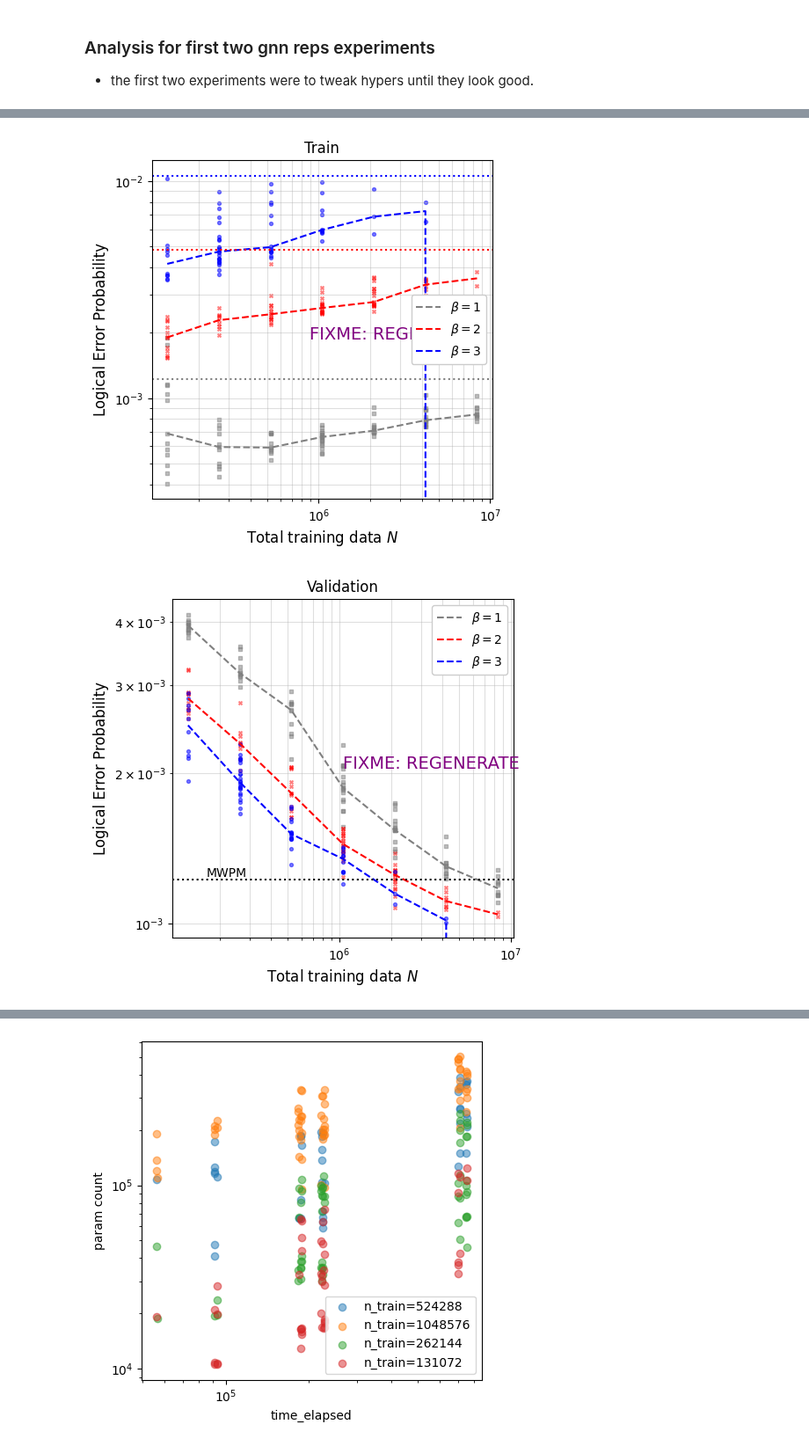
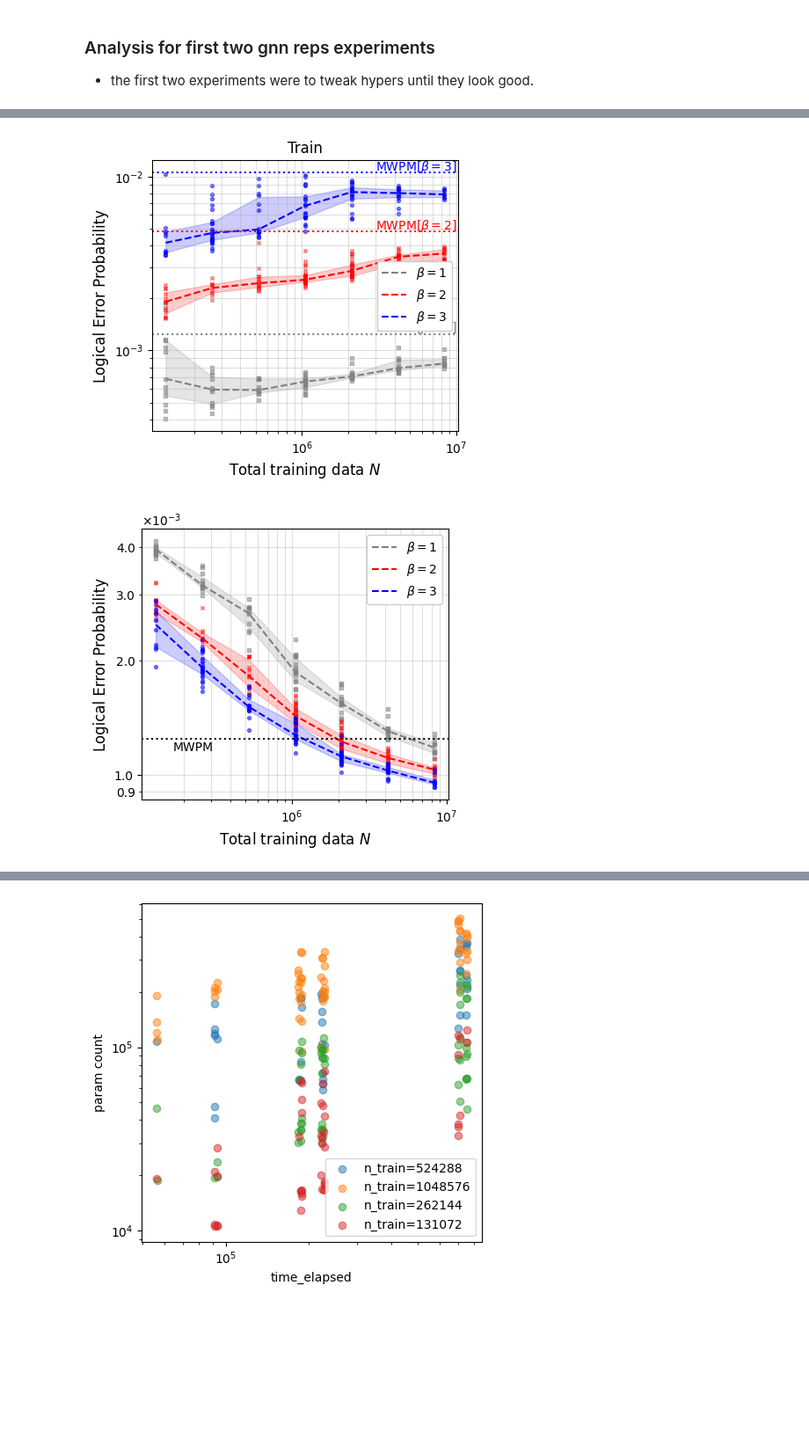
Before and after one commit to peterse/mldec, a Jupyter notebook: src/mldec/analysis/reps_analysis.ipynb, the cells around one changed output, grey strips where cells are left out. Shown at 88% size. Cells and saved outputs as stored; diff of their text form; code cells hidden in the pictures; blank space fills up the shorter version.

```diff
--- a/src/mldec/analysis/reps_analysis.ipynb
+++ b/src/mldec/analysis/reps_analysis.ipynb
@@ -209,6 +300,12 @@ df_v03 = pd.concat([df_a, df_b])
 # %%
+target_df = df_v03
+tot_wallclock = 0
+tot = 0
 for beta in [1, 2, 3]:
-    print(beta)
-    for n_train in sorted(target_df['n_train'].unique()):
+    print("beta=", beta)
+    for jj, n_train in enumerate(sorted(target_df['n_train'].unique())):
+        tot += len(target_df[(target_df['beta'] == beta) & (target_df['n_train'] == n_train)])
+        base_wallclock = (jj + 1) * 2
         print("\t", n_train, len(target_df[(target_df['beta'] == beta) & (target_df['n_train'] == n_train)]))
+print(tot)
 # %% [output]
@@ -255,6 +352,7 @@ def make_yvals_v1(df, n_train_vals, beta, target_col='val_acc'):
 
     return np.array(output)
 
+from matplotlib.ticker import ScalarFormatter
 
 # # first plot version: we use error bars and median
 # n_train_vals = list(sorted(target_df["n_train"].unique()))
@@ -278,10 +376,8 @@ def make_yvals_v2(df, n_train_vals, beta, target_col='val_acc'):
     for n_train in n_train_vals:
         # Filter for the specific n_train value
         n_train_subset = subset[subset['n_train'] == n_train]
-        if len(n_train_subset) > 0:
-            output.append(([n_train] * len(n_train_subset), 1 - n_train_subset[target_col].values))
-        else:
-            output.append((0, 0))
+        output.append((np.array([n_train] * len(n_train_subset)), 1 - n_train_subset[target_col].values))
+
 
     return output
 
@@ -299,38 +395,67 @@ for beta in betas:
     ystats_val.append(make_yvals_v1(target_df, n_train_vals, beta, target_col='val_acc')) # statistical stuff
 colors = ['grey', 'red', 'blue']
 markers = ['s', 'x', 'o']
 
 
-fig, ax = plt.subplots(1, 1, figsize=(5, 5))
-fig1, ax1 = plt.subplots(1, 1, figsize=(5, 5))
+fig, ax = plt.subplots(1, 1, figsize=(4.5, 4))
+fig1, ax1 = plt.subplots(1, 1, figsize=(4.5, 4))
 axes = [ax, ax1]
 for i in range(len(betas)):
     # plot validation accuracies
     for suby in ys_tr[i]:
         axes[0].scatter(suby[0], suby[1], color=colors[i], alpha=0.5, s=8, marker=markers[i])
     axes[0].plot(n_train_vals, ystats_tr[i][:,0], color=colors[i], ls='--', label=r"$\beta=$"+f"{betas[i]}")
+    axes[0].fill_between(n_train_vals, ystats_tr[i][:,0] - ystats_tr[i][:,1], ystats_tr[i][:,0]+ ystats_tr[i][:,2], color=colors[i], alpha=0.2)
+
     # plot train accuracies
     for suby in ys_val[i]:
         axes[1].scatter(suby[0], suby[1], color=colors[i], alpha=0.5, s=8, marker=markers[i])
     axes[1].plot(n_train_vals, ystats_val[i][:,0], color=colors[i], ls='--', label=r"$\beta=$"+f"{betas[i]}")
+    axes[1].fill_between(n_train_vals, ystats_val[i][:,0] - ystats_val[i][:,1], ystats_val[i][:,0]+ ystats_val[i][:,2], color=colors[i], alpha=0.2)
 
 for i, err in enumerate(mwpm_errs):
     axes[0].axhline(err, ls=':', color=colors[i])
+    axes[0].text(3e6, err * 1.03, "MWPM[" + r"$\beta=$" + f"{i+1}]", color=colors[i] )
+
 axes[1].axhline(mwpm_errs[0], ls=':', c='k')
 axes[1].text(0.1, 0.18, "MWPM", transform=axes[1].transAxes)
 
-axes[1].set_title("Validation")
+
+# axes[1].set_title("Validation")
 axes[0].set_title("Train")
 for ax in axes:
     ax.loglog()
     ax.grid(which='both', alpha=0.4)
     ax.set_xlabel(r"Total training data $N$", size=12)
     ax.set_ylabel("Logical Error Probability", size=12)
-    ax.text(0.5, 0.5, "FIXME: REGENERATE", transform=axes[1].transAxes, size=14, color="purple")
+    # ax.text(0.5, 0.5, "FIXME: REGENERATE", transform=axes[1].transAxes, size=14, color="purple")
     ax.legend(framealpha=1)
 
-fig.savefig(f"../../figures/gnn_results_train.pdf")
-fig1.savefig(f"../../figures/gnn_results_val.pdf")
+# prettier sci not
+class CustomFormatter(ScalarFormatter):
+    def __init__(self, *args, **kwargs):
+        super().__init__(*args, **kwargs)
+        self.set_scientific(True)
+        self.set_powerlimits((-1, 1))
+
+    def _set_format(self, *args, **kwargs):
+        super()._set_format(*args, **kwargs)
+        self.format = '%.1f'  # Force one digit of precision
+
+formatter = CustomFormatter(useMathText=True)
+for axis in [axes[1]]:
+    axis.yaxis.set_major_formatter(formatter)
+    axis.yaxis.set_minor_formatter(formatter)
+    axis.yaxis.offsetText.set_visible(True)
+    # Position the offset text at the top of the axis
+    axis.yaxis.get_offset_text().set_position((0, 1.01))
+    axis.yaxis.get_offset_text().set_size(10)
+    # Use "×" instead of "e" for scientific notation
+    plt.rcParams['axes.formatter.use_mathtext'] = True
+
+
+fig.savefig(f"../../figures/gnn_results_train.pdf", bbox_inches='tight')
+fig1.savefig(f"../../figures/gnn_results_val.pdf", bbox_inches='tight')
 # %% [output]
-[figure, old version]
+[figure, new version]
-[figure, old version]
+[figure, new version]
```
Also changed, not shown: parts of 11 cells of this notebook, 7 other files.
